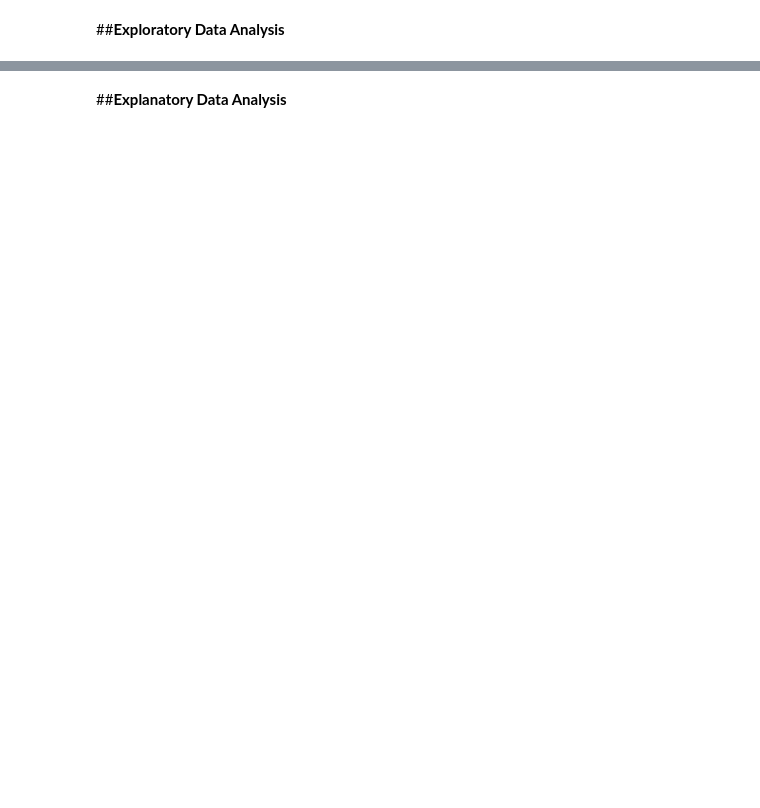
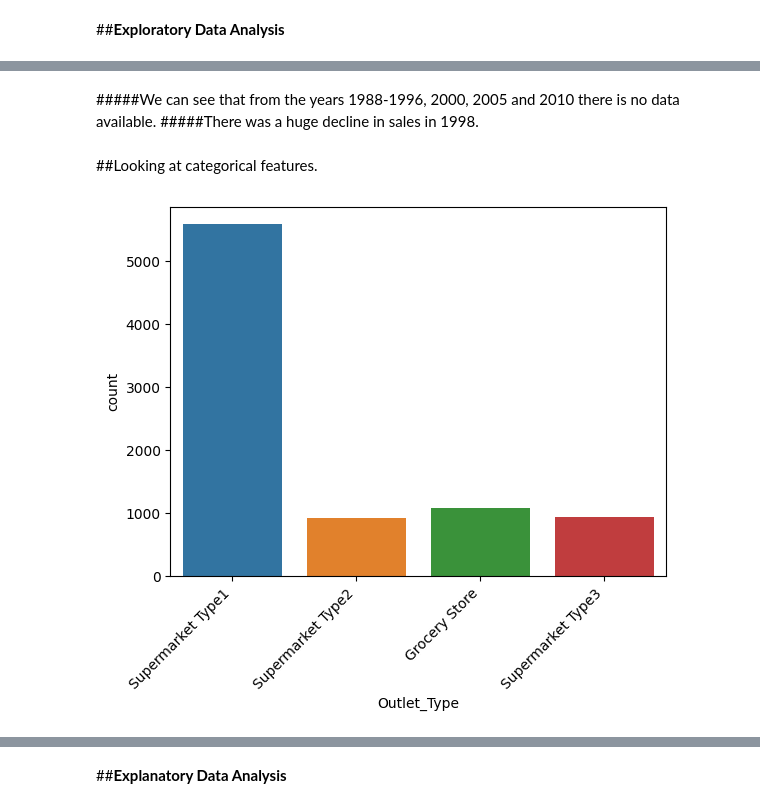
Before and after one commit to nenarossbce/Prediction-of-Product-Sales, a Jupyter notebook: Prediction_of_Product_Sales.ipynb, the cells around one changed output, grey strips where cells are left out. Cells and saved outputs as stored; diff of their text form; code cells hidden in the pictures; blank space fills up the shorter version.

```diff
--- a/Prediction_of_Product_Sales.ipynb
+++ b/Prediction_of_Product_Sales.ipynb
@@ -297,0 +423,11 @@ df.describe(include='number')
+# %% [markdown]
+#####We can see that from the years 1988-1996, 2000, 2005 and 2010 there is no data available.
+#####There was a huge decline in sales in 1998.
+# %% [markdown]
+##Looking at categorical features.
+# %%
+#Using countplot to determine outlet types
+ax = sns.countplot(data=df, x='Outlet_Type')
+ax.set_xticklabels(ax.get_xticklabels(), rotation= 45, ha= 'right');
+# %% [output]
+[figure, added]
```
Also changed, not shown: parts of 21 cells of this notebook.
